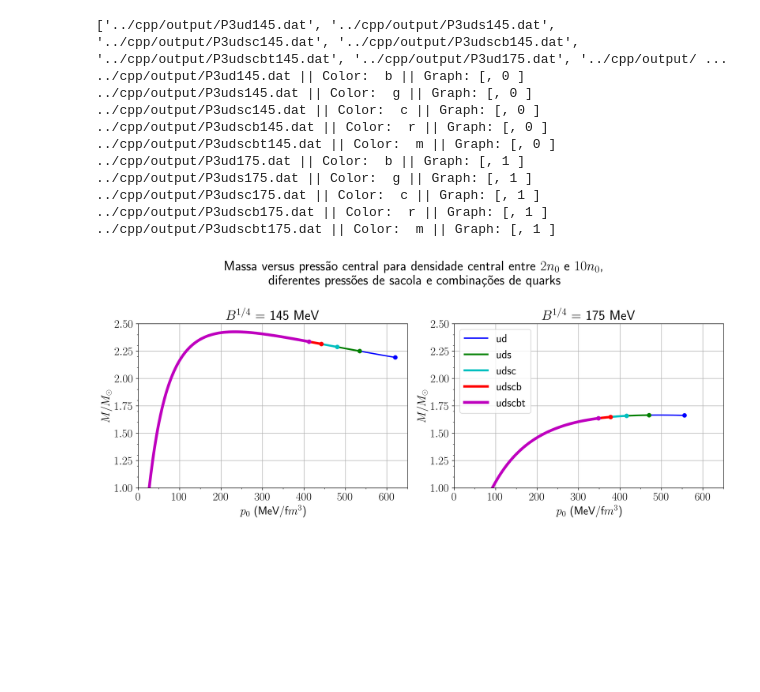
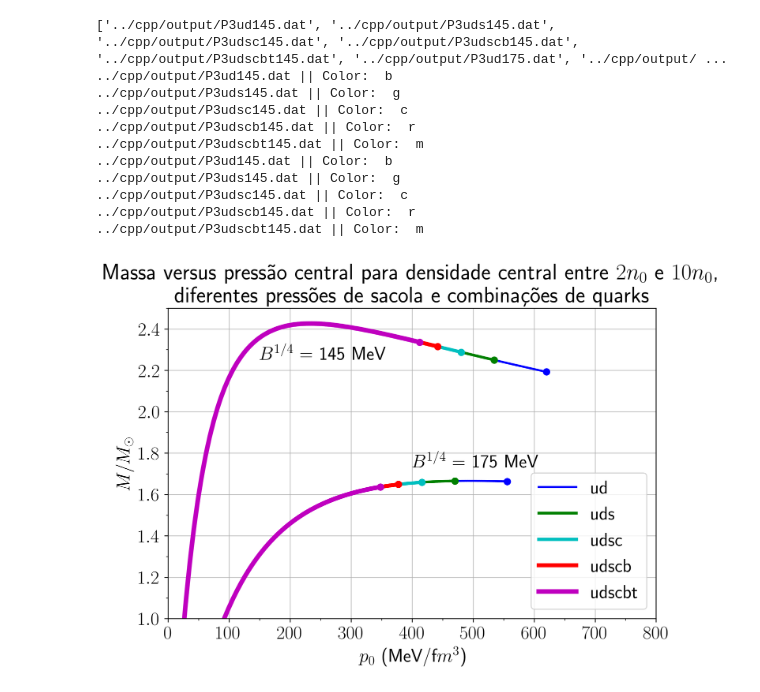
Before and after one commit to nicofgr/dense-star, a Jupyter notebook: python/Graph3.ipynb, the cells around one changed output. Drawn from its saved outputs; the diff is of its cells as text; code cells hidden in the pictures; blank space fills up the shorter version.

```diff
--- a/python/Graph3.ipynb
+++ b/python/Graph3.ipynb
@@ -5,75 +5,78 @@ from matplotlib.ticker import AutoMinorLocator, MultipleLocator
 
 plt.rcParams['text.usetex'] = True
 plt.rcParams["font.size"] = 18
-plt.rcParams['figure.figsize'] = [14, 6]
+plt.rcParams['figure.figsize'] = [8, 6]
 plt.rcParams['figure.dpi'] = 300
 
-fig, ax1 = plt.subplots(1,2)
+fig, ax1 = plt.subplots()
 #-------------------------------------------------------
 bagPressures = []
 bagPressures.append(145)
 #bagPressures.append(155)
 #bagPressures.append(165)
 bagPressures.append(175)
 titles = []
 titles.append('ud')
 titles.append('uds')
 titles.append('udsc')
 titles.append('udscb')
 titles.append('udscbt')
 dirs = []
 for bP in bagPressures:
     for i in titles:
         dirs.append('../cpp/output/P3' + i + str(bP) +'.dat')
 print(dirs)
 cols = []
 cols.append('b')
 cols.append('g')
 cols.append('c')
 cols.append('r')
 cols.append('m')
 
-for k in range(2):
+#ax1.set_title("$B^{1/4}$ = " + str(bagPressures[k]) + " MeV")
+ax1.set_xlabel(r'$p_0$ (MeV/f$m^3$)')
+ax1.set_ylabel(r'$M/M_\odot$')
+ax1.set_xlim([0, 800])
+#ax1.xaxis.set_major_locator(MultipleLocator(2))
+ax1.xaxis.set_minor_locator(MultipleLocator(50))
+#ax1.yaxis.set_major_locator(MultipleLocator(2))
+ax1.yaxis.set_minor_locator(MultipleLocator(0.1))
+ax1.set_ylim([1,2.5])
+
+for i in range(len(titles)*len(bagPressures)):
     x = []
-    ax1[k].set_title("$B^{1/4}$ = " + str(bagPressures[k]) + " MeV")
-    ax1[k].set_xlabel(r'$p_0$ (MeV/f$m^3$)')
-    ax1[k].set_ylabel(r'$M/M_\odot$')
-    ax1[k].set_xlim([0, 650])
-    #ax1[k].xaxis.set_major_locator(MultipleLocator(2))
-    ax1[k].xaxis.set_minor_locator(MultipleLocator(50))
-    #ax1[k].yaxis.set_major_locator(MultipleLocator(2))
-    ax1[k].yaxis.set_minor_locator(MultipleLocator(0.1))
-    ax1[k].set_ylim([1,2.5])
+    with open(dirs[i], 'r') as f:
 
-    for i in range(len(titles)):
-        x.append([])
-        with open(dirs[i+k*5], 'r') as f:
+        lines = f.readlines()
+        x.append([float(line.split()[0]) for line in lines])
+        x.append([float(line.split()[1]) for line in lines])
+        x.append([float(line.split()[2]) for line in lines])
 
-            lines = f.readlines()
-            x[i].append([float(line.split()[0]) for line in lines])
-            x[i].append([float(line.split()[1]) for line in lines])
-            x[i].append([float(line.split()[2]) for line in lines])
+        ax1.grid(True, alpha=0.75)
+        #ax1.plot(x[i][1],x[i][2], cols[i], label=titles[i])
+        if i >= 5:
+            ax1.plot(x[1],x[2], cols[i%5], linewidth = (0.6*(i%5))+2)
+        else:
+            ax1.plot(x[1],x[2], cols[i%5], label=str(titles[i%5]), linewidth = (0.6*(i%5))+2)
+        ax1.plot(x[1][-1],x[2][-1], 'o', color=cols[i%5])
+        print(dirs[i%5], "|| Color: ", cols[i%5])
 
-            ax1[k].grid(True)
-            #ax1[k].plot(x[i][1],x[i][2], cols[i], label=titles[i])
-            ax1[k].plot(x[i][1],x[i][2], cols[i], label=str(titles[i]), linewidth = (0.6*i)+2)
-            ax1[k].plot(x[i][1][-1],x[i][2][-1], 'o', color=cols[i])
-            print(dirs[i+k*5], "|| Color: ", cols[i], "|| Graph: [,",k,"]")
-
-ax1[1].legend(loc='upper left')
-fig.suptitle("Massa versus pressão central para densidade central entre $2n_0$ e $10n_0$, \ndiferentes pressões de sacola e combinações de quarks ")
+plt.annotate('$B^{1/4}$ = 175 MeV', (400,1.73))
+plt.annotate('$B^{1/4}$ = 145 MeV', (150,2.25))
+ax1.legend(loc='lower right')
+ax1.set_title("Massa versus pressão central para densidade central entre $2n_0$ e $10n_0$, \ndiferentes pressões de sacola e combinações de quarks ")
 fig.tight_layout(pad=1.25)
 plt.show()
 # %% [output]
 ['../cpp/output/P3ud145.dat', '../cpp/output/P3uds145.dat', '../cpp/output/P3udsc145.dat', '../cpp/output/P3udscb145.dat', '../cpp/output/P3udscbt145.dat', '../cpp/output/P3ud175.dat', '../cpp/output/ ...
-../cpp/output/P3ud145.dat || Color:  b || Graph: [, 0 ]
-../cpp/output/P3uds145.dat || Color:  g || Graph: [, 0 ]
-../cpp/output/P3udsc145.dat || Color:  c || Graph: [, 0 ]
-../cpp/output/P3udscb145.dat || Color:  r || Graph: [, 0 ]
-../cpp/output/P3udscbt145.dat || Color:  m || Graph: [, 0 ]
-../cpp/output/P3ud175.dat || Color:  b || Graph: [, 1 ]
-../cpp/output/P3uds175.dat || Color:  g || Graph: [, 1 ]
-../cpp/output/P3udsc175.dat || Color:  c || Graph: [, 1 ]
-../cpp/output/P3udscb175.dat || Color:  r || Graph: [, 1 ]
-../cpp/output/P3udscbt175.dat || Color:  m || Graph: [, 1 ]
+../cpp/output/P3ud145.dat || Color:  b
+../cpp/output/P3uds145.dat || Color:  g
+../cpp/output/P3udsc145.dat || Color:  c
+../cpp/output/P3udscb145.dat || Color:  r
+../cpp/output/P3udscbt145.dat || Color:  m
+../cpp/output/P3ud145.dat || Color:  b
+../cpp/output/P3uds145.dat || Color:  g
+../cpp/output/P3udsc145.dat || Color:  c
+../cpp/output/P3udscb145.dat || Color:  r
+../cpp/output/P3udscbt145.dat || Color:  m
-[figure, old version]
+[figure, new version]
```
Also changed, not shown: 3 other files.
